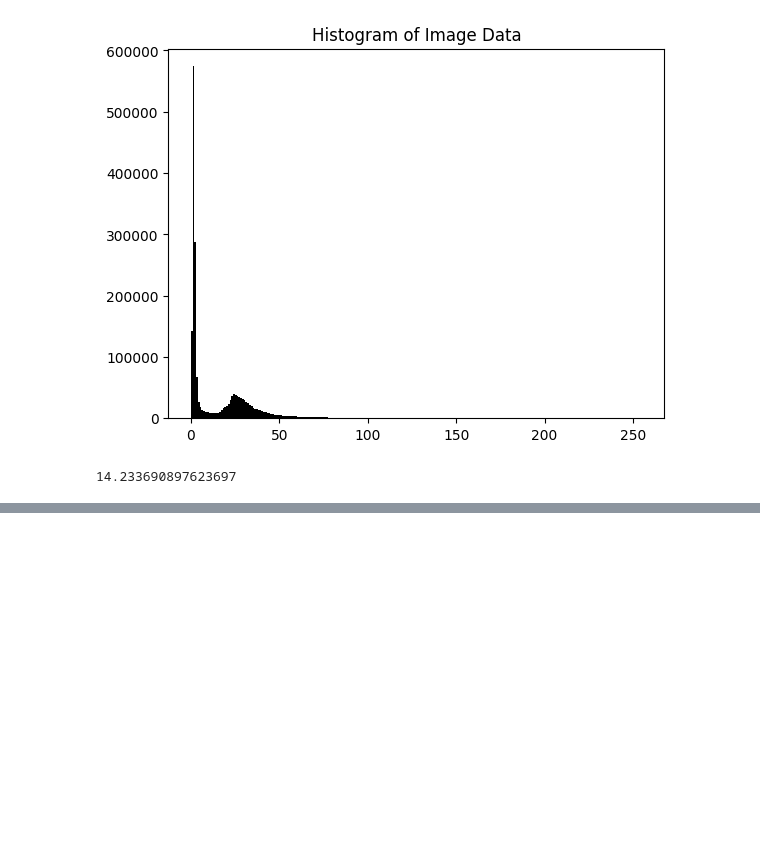
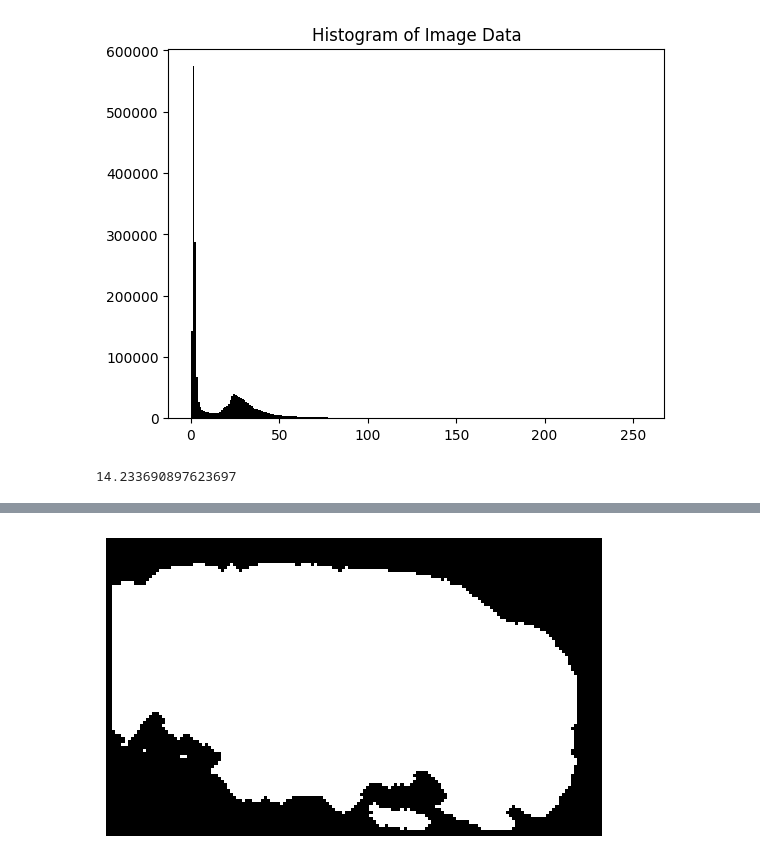
Before and after one commit to AnriiGegliuk/mice_MRI_analysis, a Jupyter notebook: notebooks/mask_improvement/mask_improvement.ipynb, the cells around one changed output, grey strips where cells are left out. Cells and saved outputs as stored; diff of their text form; code cells hidden in the pictures; blank space fills up the shorter version.

```diff
--- a/notebooks/mask_improvement/mask_improvement.ipynb
+++ b/notebooks/mask_improvement/mask_improvement.ipynb
@@ -109,0 +117,14 @@ image_data_1d.mean()
+# %%
+from scipy.ndimage.morphology import binary_opening, binary_closing
+
+
+mask_smooth = binary_opening(mask, iterations=2)
+
+
+mask_smooth = binary_closing(mask_smooth, iterations=2)
+
+plt.imshow(mask_smooth[:,:,51], cmap='gray')
+plt.axis('off')
+plt.show()
+# %% [output]
+[figure, added]
```
Also changed, not shown: parts of 2 cells of this notebook.
